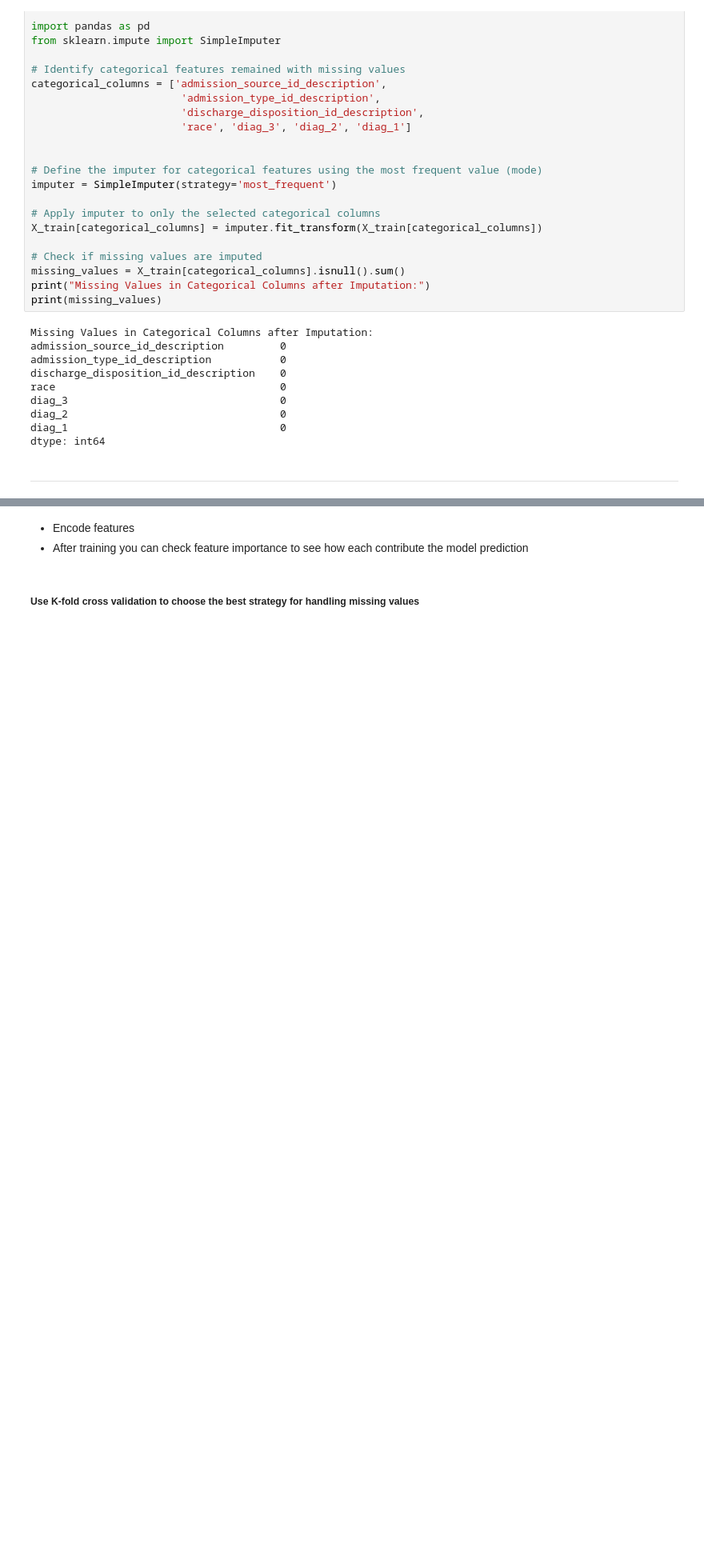
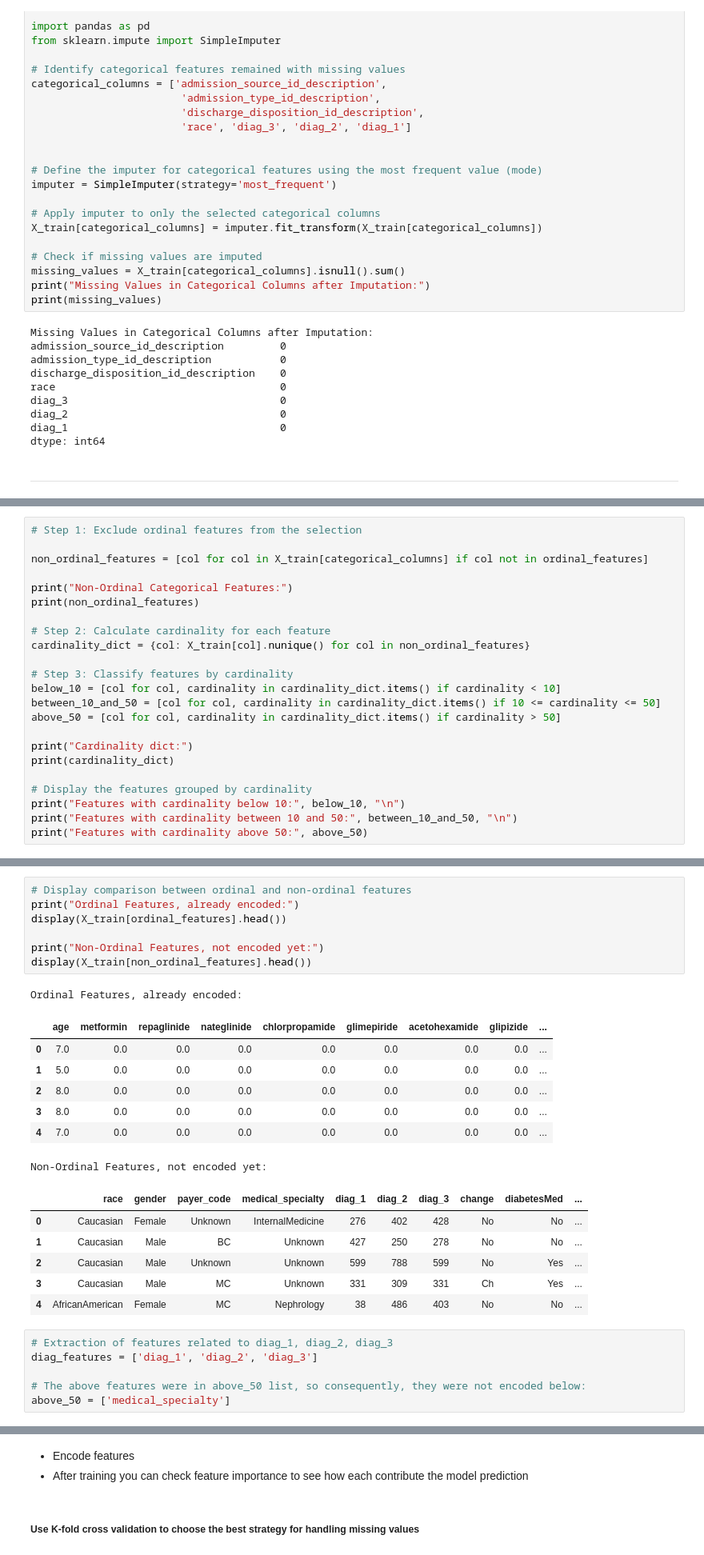
Before and after one commit to iamgiulyUCL/COMP0189Applied-Artificial-IntelligenceUCL, a Jupyter notebook: COMP0189_coursework_1.ipynb, the cells around one changed output, grey strips where cells are left out. Shown at 80% size. Saved outputs shown, nothing was run; the diff lists cells and outputs as text; blank space fills up the shorter version.

```diff
--- a/COMP0189_coursework_1.ipynb
+++ b/COMP0189_coursework_1.ipynb
@@ -1325,0 +1601,23 @@ dtype: int64
+# %%
+# Step 1: Exclude ordinal features from the selection
+
+non_ordinal_features = [col for col in X_train[categorical_columns] if col not in ordinal_features]
+
+print("Non-Ordinal Categorical Features:")
+print(non_ordinal_features)
+
+# Step 2: Calculate cardinality for each feature
+cardinality_dict = {col: X_train[col].nunique() for col in non_ordinal_features}
+
+# Step 3: Classify features by cardinality
+below_10 = [col for col, cardinality in cardinality_dict.items() if cardinality < 10]
+between_10_and_50 = [col for col, cardinality in cardinality_dict.items() if 10 <= cardinality <= 50]
+above_50 = [col for col, cardinality in cardinality_dict.items() if cardinality > 50]
+
+print("Cardinality dict:")
+print(cardinality_dict)
+
+# Display the features grouped by cardinality
+print("Features with cardinality below 10:", below_10, "\n")
+print("Features with cardinality between 10 and 50:", between_10_and_50, "\n")
+print("Features with cardinality above 50:", above_50)
@@ -1325,0 +1634,28 @@ dtype: int64
+# %%
+# Display comparison between ordinal and non-ordinal features
+print("Ordinal Features, already encoded:")
+display(X_train[ordinal_features].head())
+
+print("Non-Ordinal Features, not encoded yet:")
+display(X_train[non_ordinal_features].head())
+# %% [output]
+Ordinal Features, already encoded:
+|  | age | metformin | repaglinide | nateglinide | chlorpropamide | glimepiride | acetohexamide | glipizide | ... |
+| 0 | 7.0 | 0.0 | 0.0 | 0.0 | 0.0 | 0.0 | 0.0 | 0.0 | ... |
+| 1 | 5.0 | 0.0 | 0.0 | 0.0 | 0.0 | 0.0 | 0.0 | 0.0 | ... |
+| 2 | 8.0 | 0.0 | 0.0 | 0.0 | 0.0 | 0.0 | 0.0 | 0.0 | ... |
+| 3 | 8.0 | 0.0 | 0.0 | 0.0 | 0.0 | 0.0 | 0.0 | 0.0 | ... |
+| 4 | 7.0 | 0.0 | 0.0 | 0.0 | 0.0 | 0.0 | 0.0 | 0.0 | ... |
+Non-Ordinal Features, not encoded yet:
+|  | race | gender | payer_code | medical_specialty | diag_1 | diag_2 | diag_3 | change | diabetesMed | ... |
+| 0 | Caucasian | Female | Unknown | InternalMedicine | 276 | 402 | 428 | No | No | ... |
+| 1 | Caucasian | Male | BC | Unknown | 427 | 250 | 278 | No | No | ... |
+| 2 | Caucasian | Male | Unknown | Unknown | 599 | 788 | 599 | No | Yes | ... |
+| 3 | Caucasian | Male | MC | Unknown | 331 | 309 | 331 | Ch | Yes | ... |
+| 4 | AfricanAmerican | Female | MC | Nephrology | 38 | 486 | 403 | No | No | ... |
+# %%
+# Extraction of features related to diag_1, diag_2, diag_3
+diag_features = ['diag_1', 'diag_2', 'diag_3']
+
+# The above features were in above_50 list, so consequently, they were not encoded below:
+above_50 = ['medical_specialty']
```
Also changed, not shown: parts of 19 cells of this notebook.
